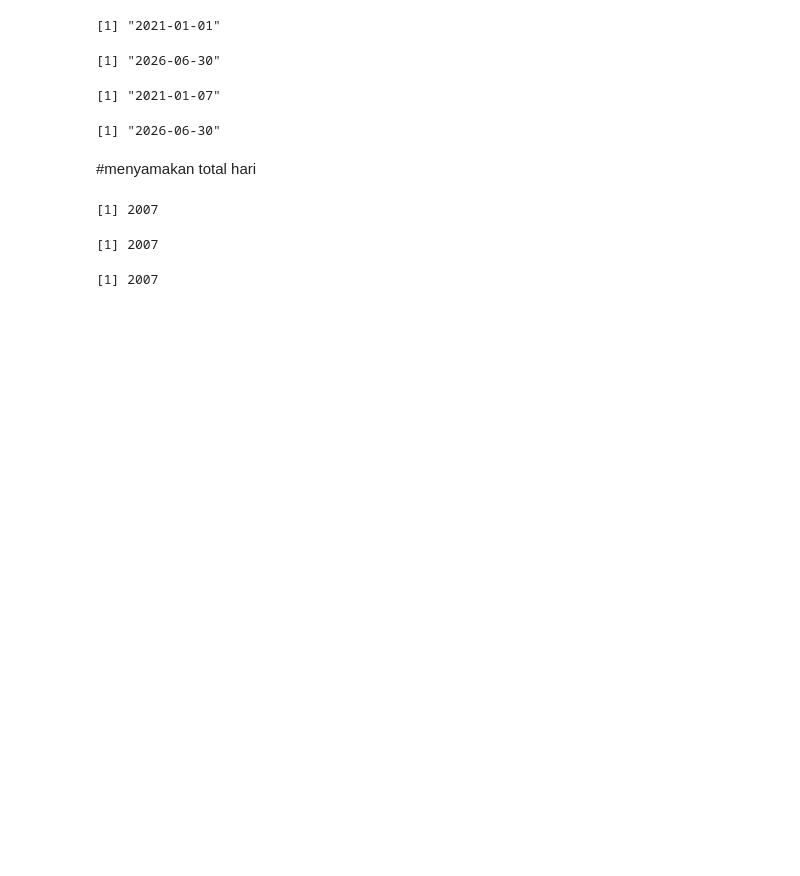
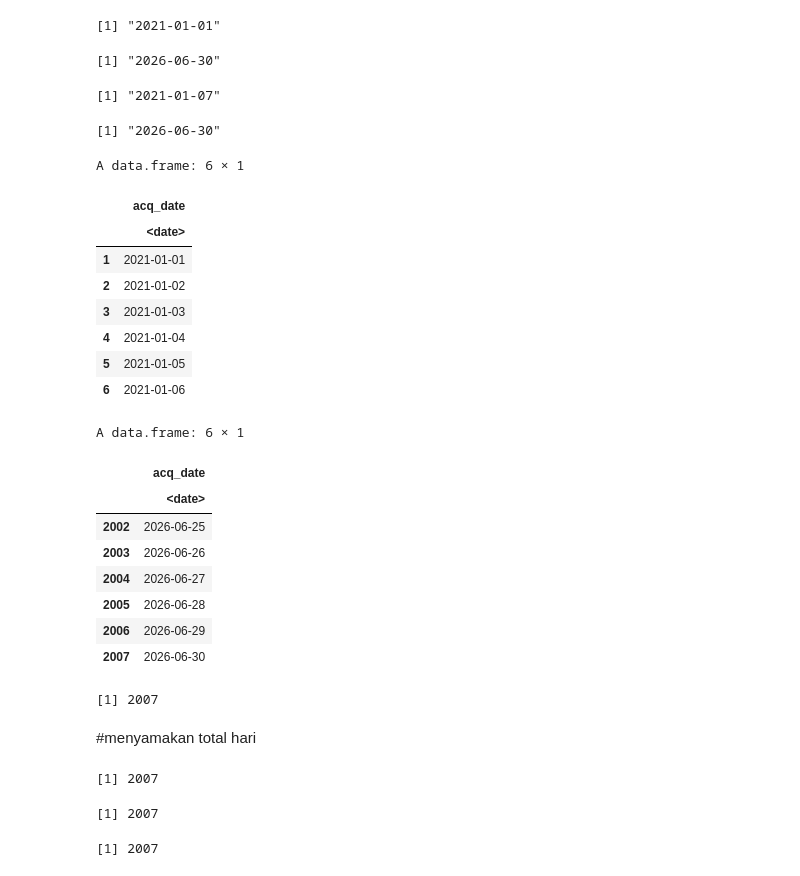
Before and after one commit to estyaprnm/Thesis, a Jupyter notebook: Copy_of_thesisgstar.ipynb, the cells around one changed output. Drawn from its saved outputs; the diff is of its cells as text; code cells hidden in the pictures; blank space fills up the shorter version.

```diff
--- a/Copy_of_thesisgstar.ipynb
+++ b/Copy_of_thesisgstar.ipynb
@@ -206,6 +195,46 @@ max(as.Date(kaltara$acq_date))
 [1] "2026-06-30"
 [1] "2021-01-07"
 [1] "2026-06-30"
+# %%
+library(dplyr)
+library(tidyr)
+
+# Pastikan tanggal pada data Kalimantan bertipe Date
+kalimantan$acq_date <- as.Date(kalimantan$acq_date)
+
+# Membuat tanggal lengkap khusus rentang data Kalimantan
+tanggal_lengkap <- data.frame(
+  acq_date = seq(
+    from = min(kalimantan$acq_date, na.rm = TRUE),
+    to   = max(kalimantan$acq_date, na.rm = TRUE),
+    by   = "day"
+  )
+)
+
+# Cek
+head(tanggal_lengkap)
+tail(tanggal_lengkap)
+nrow(tanggal_lengkap)
+# %% [output]
+A data.frame: 6 × 1
+|  | acq_date |
+|  | <date> |
+| 1 | 2021-01-01 |
+| 2 | 2021-01-02 |
+| 3 | 2021-01-03 |
+| 4 | 2021-01-04 |
+| 5 | 2021-01-05 |
+| 6 | 2021-01-06 |
+A data.frame: 6 × 1
+|  | acq_date |
+|  | <date> |
+| 2002 | 2026-06-25 |
+| 2003 | 2026-06-26 |
+| 2004 | 2026-06-27 |
+| 2005 | 2026-06-28 |
+| 2006 | 2026-06-29 |
+| 2007 | 2026-06-30 |
+[1] 2007
 # %% [markdown]
 #menyamakan total hari
 # %%
```
Also changed, not shown: parts of 18 cells of this notebook.
